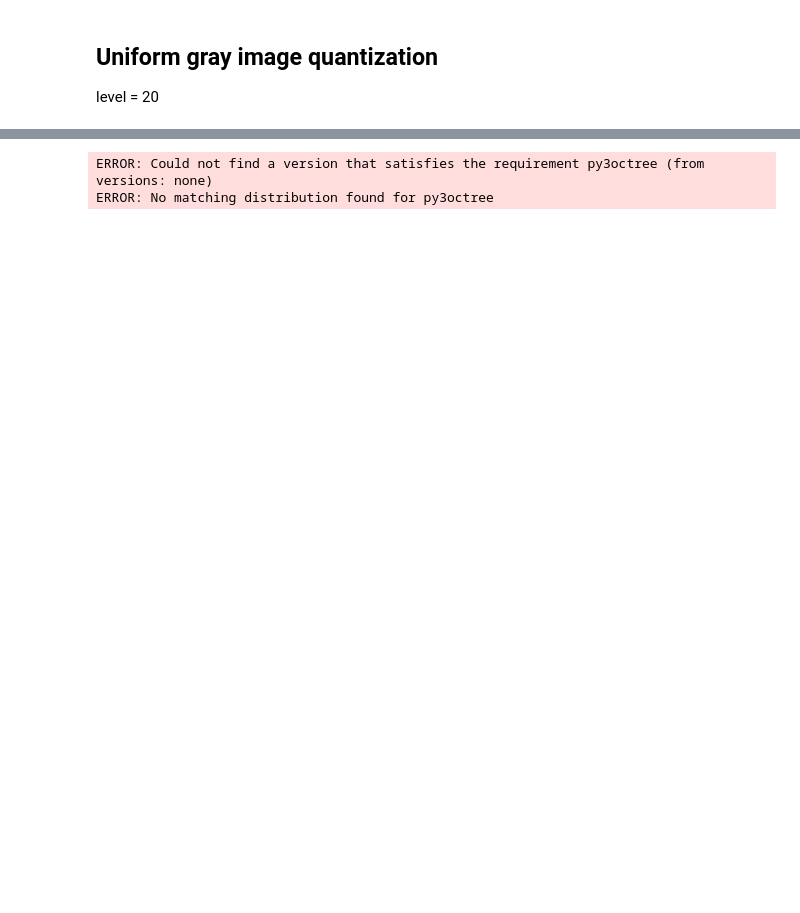
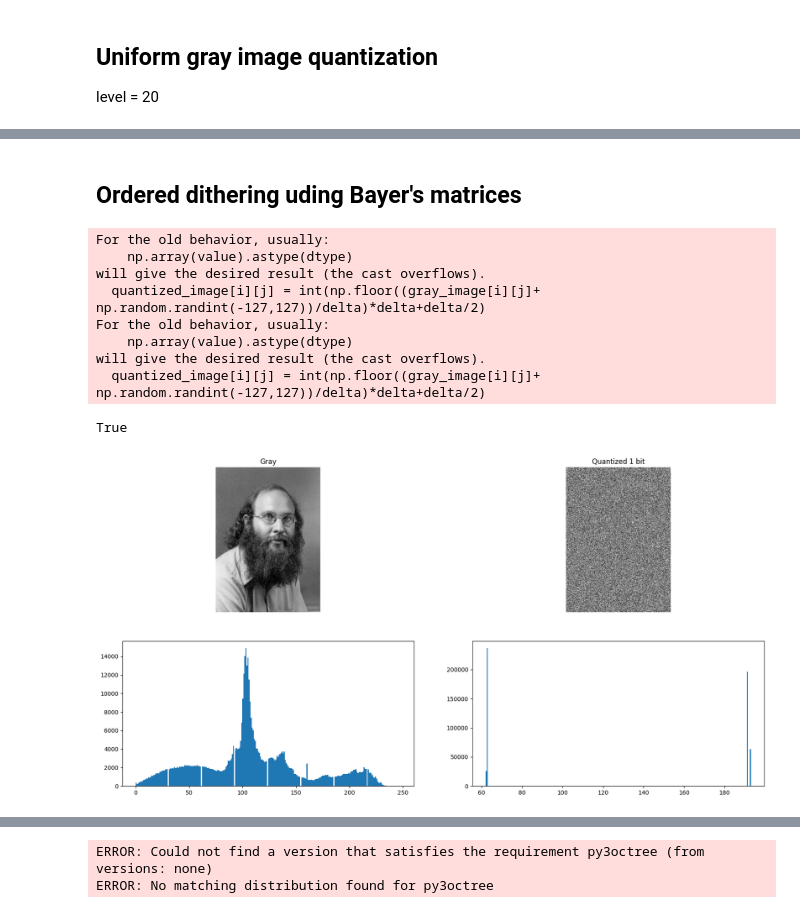
Before and after one commit to JavaConterry/Image-Quantization, a Jupyter notebook: Worksheet.ipynb, the cells around one changed output, grey strips where cells are left out. Cells and saved outputs as stored; diff of their text form; code cells hidden in the pictures; blank space fills up the shorter version.

```diff
--- a/Worksheet.ipynb
+++ b/Worksheet.ipynb
@@ -176,0 +226,48 @@ http://leptonica.org/papers/colorquant.pdf
+# %% [markdown]
+## Ordered dithering uding Bayer's matrices
+# %%
+level = 2
+# treshold = 127
+
+image = cv2.imread(img_source)
+gray_image = cv2.cvtColor(image, cv2.COLOR_BGR2GRAY)
+
+quantized_image = np.array(gray_image).copy()
+delta = 255/level
+for i in range(gray_image.shape[0]):
+    for j in range(gray_image.shape[1]):
+        quantized_image[i][j] = int(np.floor((gray_image[i][j]+ np.random.randint(-127,127))/delta)*delta+delta/2)
+
+plt.figure(figsize=(20,10))
+
+
+plt.subplot(2,2,1)
+plt.imshow(gray_image, cmap='gray')
+plt.title('Gray')
+plt.axis('off')
+
+plt.subplot(2,2,2)
+plt.imshow(quantized_image, cmap='gray')
+plt.title(f'Quantized 1 bit')
+plt.axis('off')
+
+
+plt.subplot(2,2,3)
+_=plt.hist(gray_image.ravel(), bins=256)
+
+plt.subplot(2,2,4)
+_=plt.hist(quantized_image.ravel(), bins=256)
+
+cv2.imwrite('images/gray_hills.jpeg',gray_image)
+cv2.imwrite('images/quantized_gray_hills.jpeg',quantized_image)
+# %% [output]
+For the old behavior, usually:
+    np.array(value).astype(dtype)
+will give the desired result (the cast overflows).
+  quantized_image[i][j] = int(np.floor((gray_image[i][j]+ np.random.randint(-127,127))/delta)*delta+delta/2)
+For the old behavior, usually:
+    np.array(value).astype(dtype)
+will give the desired result (the cast overflows).
+  quantized_image[i][j] = int(np.floor((gray_image[i][j]+ np.random.randint(-127,127))/delta)*delta+delta/2)
+True
+[figure, added]
```
Also changed, not shown: parts of 9 cells of this notebook.
